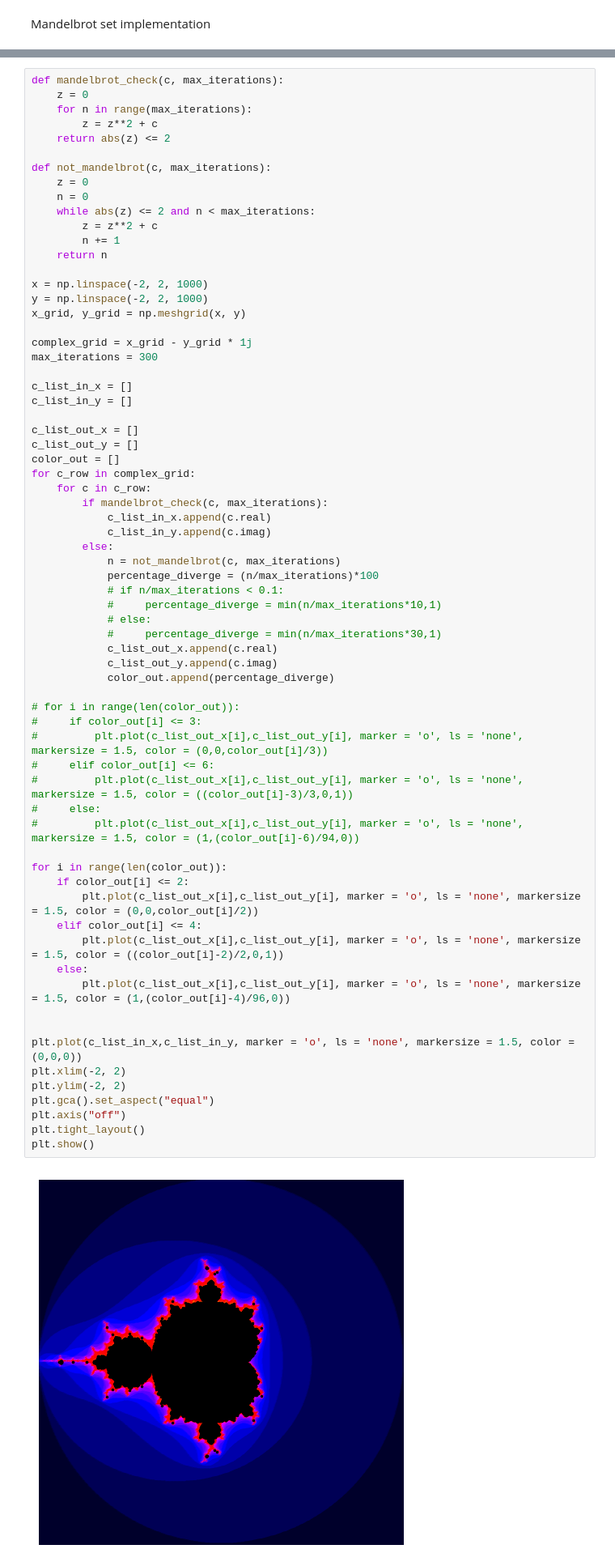
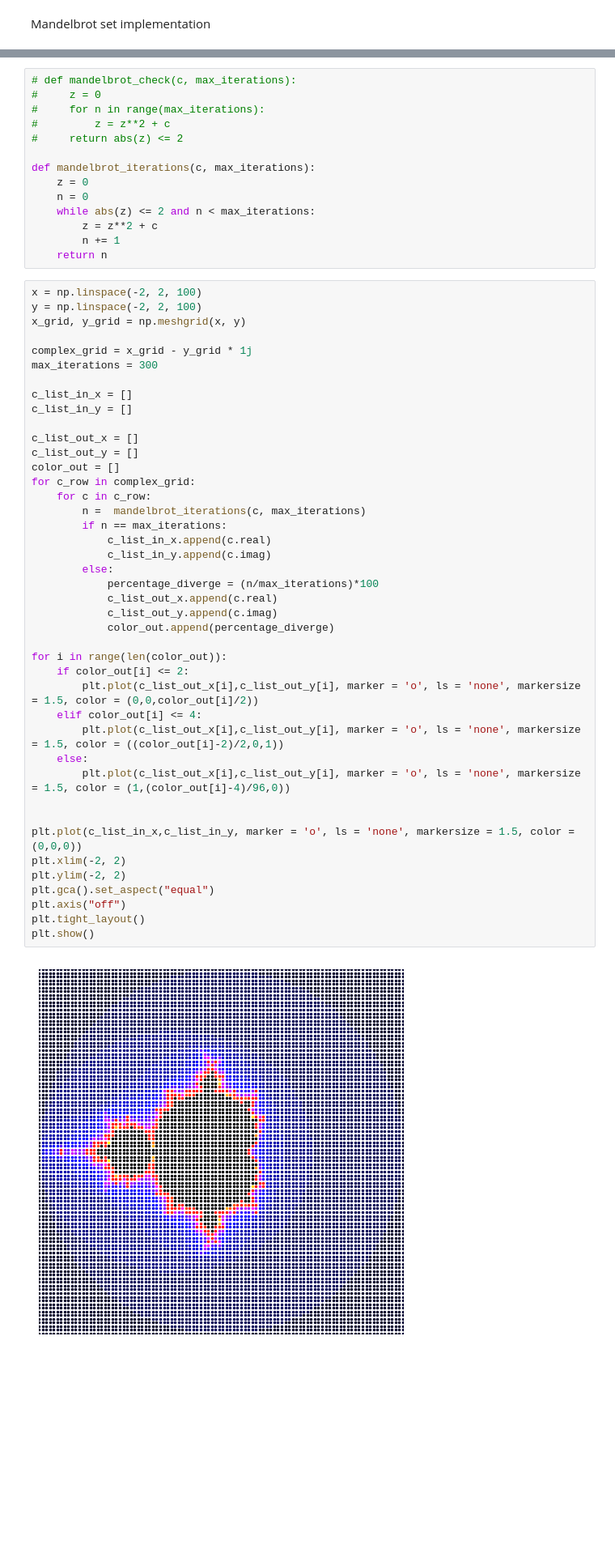
Before and after one commit to sachagijsbers/stochastic_1, a Jupyter notebook: code.ipynb, the cells around one changed output, grey strips where cells are left out. Shown at 81% size. Drawn from its saved outputs; the diff is of its cells as text; blank space fills up the shorter version.

```diff
--- a/code.ipynb
+++ b/code.ipynb
@@ -8,20 +10,20 @@ import matplotlib.cm as cm
+# %%
+# def mandelbrot_check(c, max_iterations):
+#     z = 0
+#     for n in range(max_iterations):
+#         z = z**2 + c
+#     return abs(z) <= 2
+
+def mandelbrot_iterations(c, max_iterations):
+    z = 0
+    n = 0
+    while abs(z) <= 2 and n < max_iterations:
+        z = z**2 + c
+        n += 1
+    return n
 # %%
-def mandelbrot_check(c, max_iterations):
-    z = 0
-    for n in range(max_iterations):
-        z = z**2 + c
-    return abs(z) <= 2
-
-def not_mandelbrot(c, max_iterations):
-    z = 0
-    n = 0
-    while abs(z) <= 2 and n < max_iterations:
-        z = z**2 + c
-        n += 1
-    return n
-
-x = np.linspace(-2, 2, 1000)
-y = np.linspace(-2, 2, 1000)
+x = np.linspace(-2, 2, 100)
+y = np.linspace(-2, 2, 100)
 x_grid, y_grid = np.meshgrid(x, y)
 
 complex_grid = x_grid - y_grid * 1j
@@ -33,45 +35,33 @@ c_list_in_y = []
 c_list_out_x = []
 c_list_out_y = []
 color_out = []
 for c_row in complex_grid:
     for c in c_row:
-        if mandelbrot_check(c, max_iterations):
+        n =  mandelbrot_iterations(c, max_iterations)
+        if n == max_iterations:
             c_list_in_x.append(c.real)
             c_list_in_y.append(c.imag)
         else:
-            n = not_mandelbrot(c, max_iterations)
             percentage_diverge = (n/max_iterations)*100
-            # if n/max_iterations < 0.1:
-            #     percentage_diverge = min(n/max_iterations*10,1)
-            # else:
-            #     percentage_diverge = min(n/max_iterations*30,1)
             c_list_out_x.append(c.real)
             c_list_out_y.append(c.imag)
             color_out.append(percentage_diverge)
-
-# for i in range(len(color_out)):
-#     if color_out[i] <= 3:
-#         plt.plot(c_list_out_x[i],c_list_out_y[i], marker = 'o', ls = 'none', markersize = 1.5, color = (0,0,color_out[i]/3))
-#     elif color_out[i] <= 6:
-#         plt.plot(c_list_out_x[i],c_list_out_y[i], marker = 'o', ls = 'none', markersize = 1.5, color = ((color_out[i]-3)/3,0,1))
-#     else:
-#         plt.plot(c_list_out_x[i],c_list_out_y[i], marker = 'o', ls = 'none', markersize = 1.5, color = (1,(color_out[i]-6)/94,0))
 
 for i in range(len(color_out)):
     if color_out[i] <= 2:
         plt.plot(c_list_out_x[i],c_list_out_y[i], marker = 'o', ls = 'none', markersize = 1.5, color = (0,0,color_out[i]/2))
     elif color_out[i] <= 4:
         plt.plot(c_list_out_x[i],c_list_out_y[i], marker = 'o', ls = 'none', markersize = 1.5, color = ((color_out[i]-2)/2,0,1))
     else:
         plt.plot(c_list_out_x[i],c_list_out_y[i], marker = 'o', ls = 'none', markersize = 1.5, color = (1,(color_out[i]-4)/96,0))
 
 
 plt.plot(c_list_in_x,c_list_in_y, marker = 'o', ls = 'none', markersize = 1.5, color = (0,0,0))
 plt.xlim(-2, 2)
 plt.ylim(-2, 2)
 plt.gca().set_aspect("equal")
 plt.axis("off")
 plt.tight_layout()
 plt.show()
 # %% [output]
-[figure, old version]
+[figure, new version]
```
Also changed, not shown: parts of 8 cells of this notebook.
